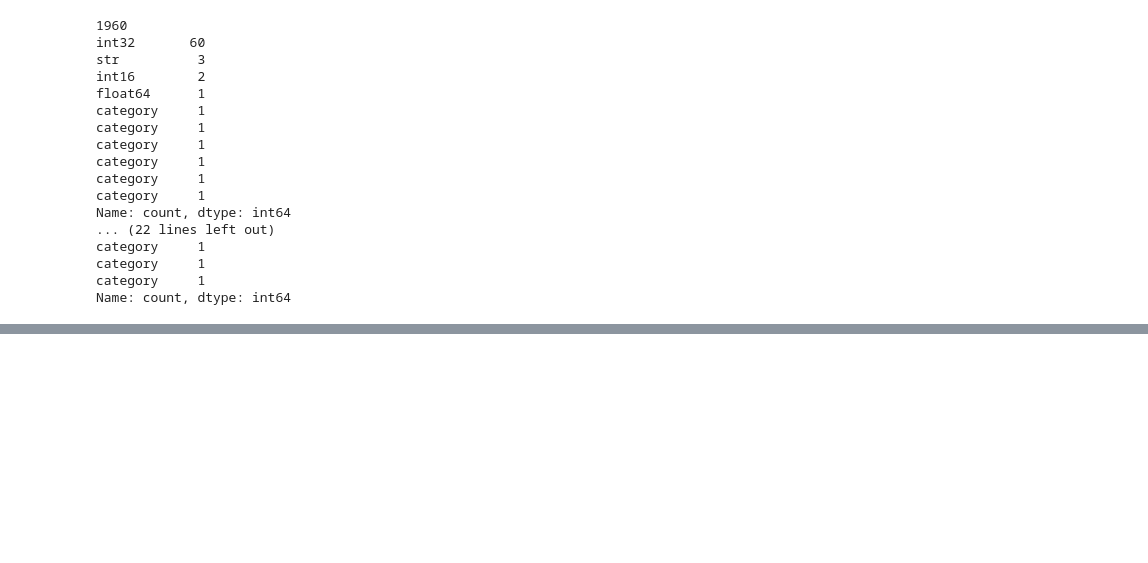
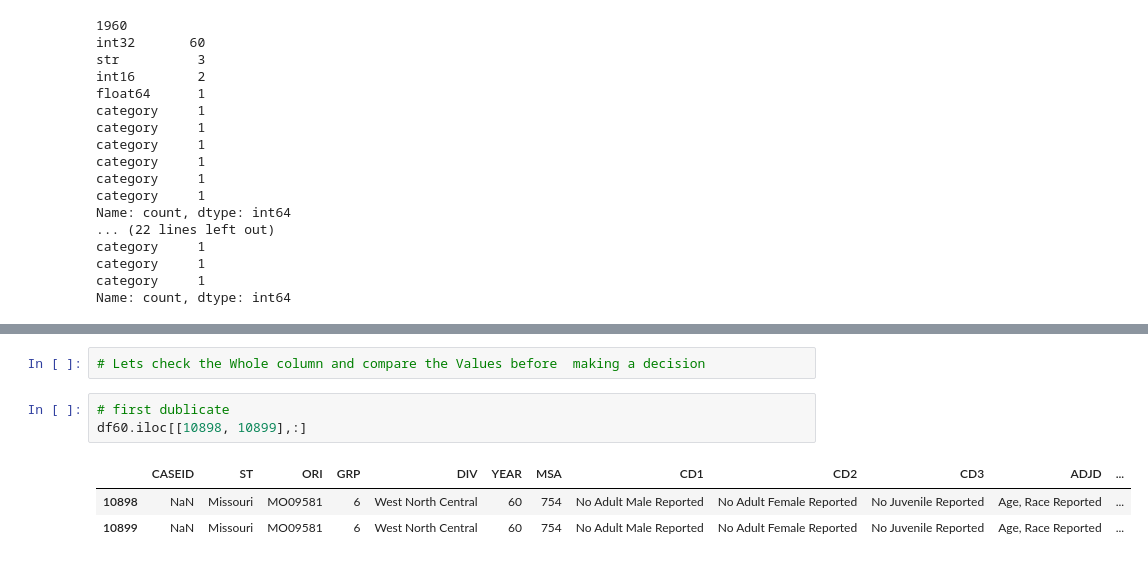
Before and after one commit to Deoxxysss/real-dataset-investigation, a Jupyter notebook: Notebooks/01_data_inspection.ipynb, the cells around one changed output, grey strips where cells are left out. Drawn from its saved outputs; the diff is of its cells as text; blank space fills up the shorter version.

```diff
--- a/Notebooks/01_data_inspection.ipynb
+++ b/Notebooks/01_data_inspection.ipynb
@@ -62,0 +265,9 @@ Name: count, dtype: int64
+# %%
+# Lets check the Whole column and compare the Values before  making a decision
+# %%
+# first dublicate
+df60.iloc[[10898, 10899],:]
+# %% [output]
+|  | CASEID | ST | ORI | GRP | DIV | YEAR | MSA | CD1 | CD2 | CD3 | ADJD | ... |
+| 10898 | NaN | Missouri | MO09581 | 6 | West North Central | 60 | 754 | No Adult Male Reported | No Adult Female Reported | No Juvenile Reported | Age, Race Reported | ... |
+| 10899 | NaN | Missouri | MO09581 | 6 | West North Central | 60 | 754 | No Adult Male Reported | No Adult Female Reported | No Juvenile Reported | Age, Race Reported | ... |
```
Also changed, not shown: parts of 19 cells of this notebook.
